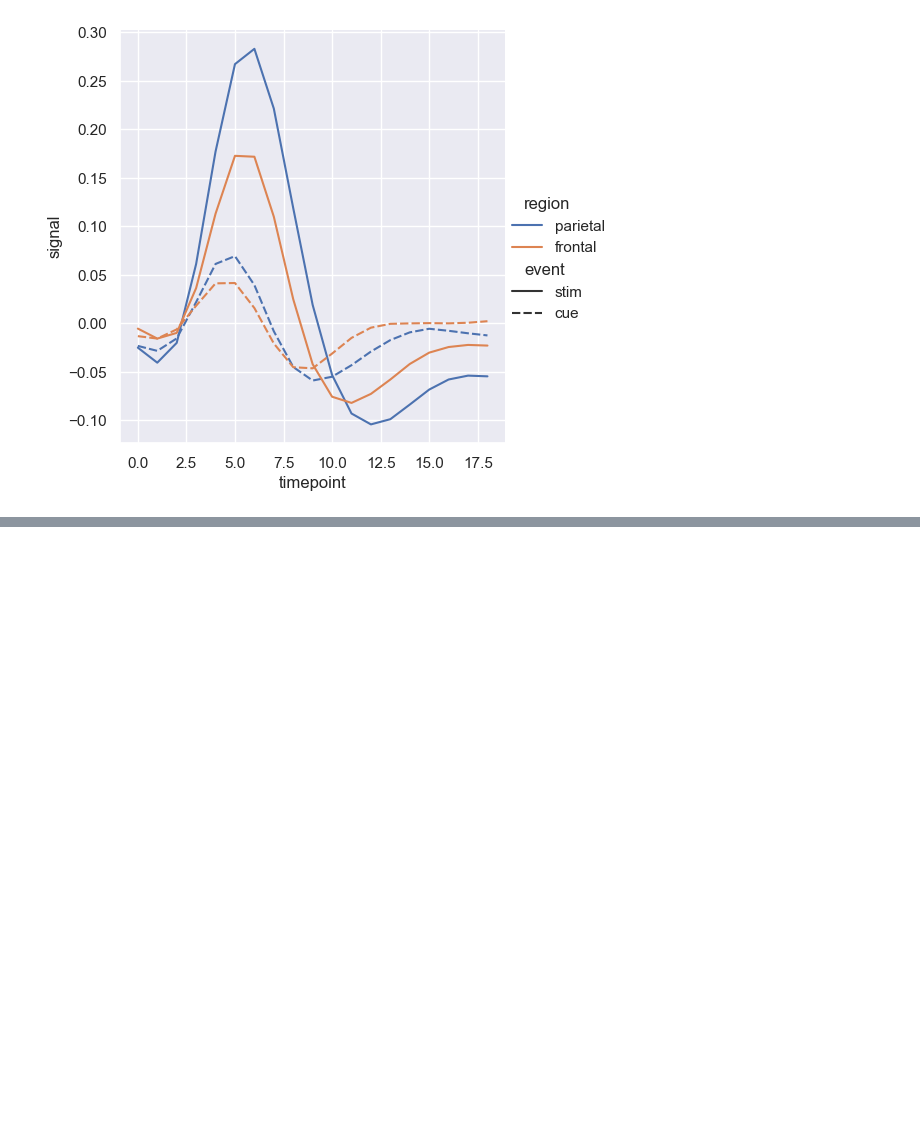
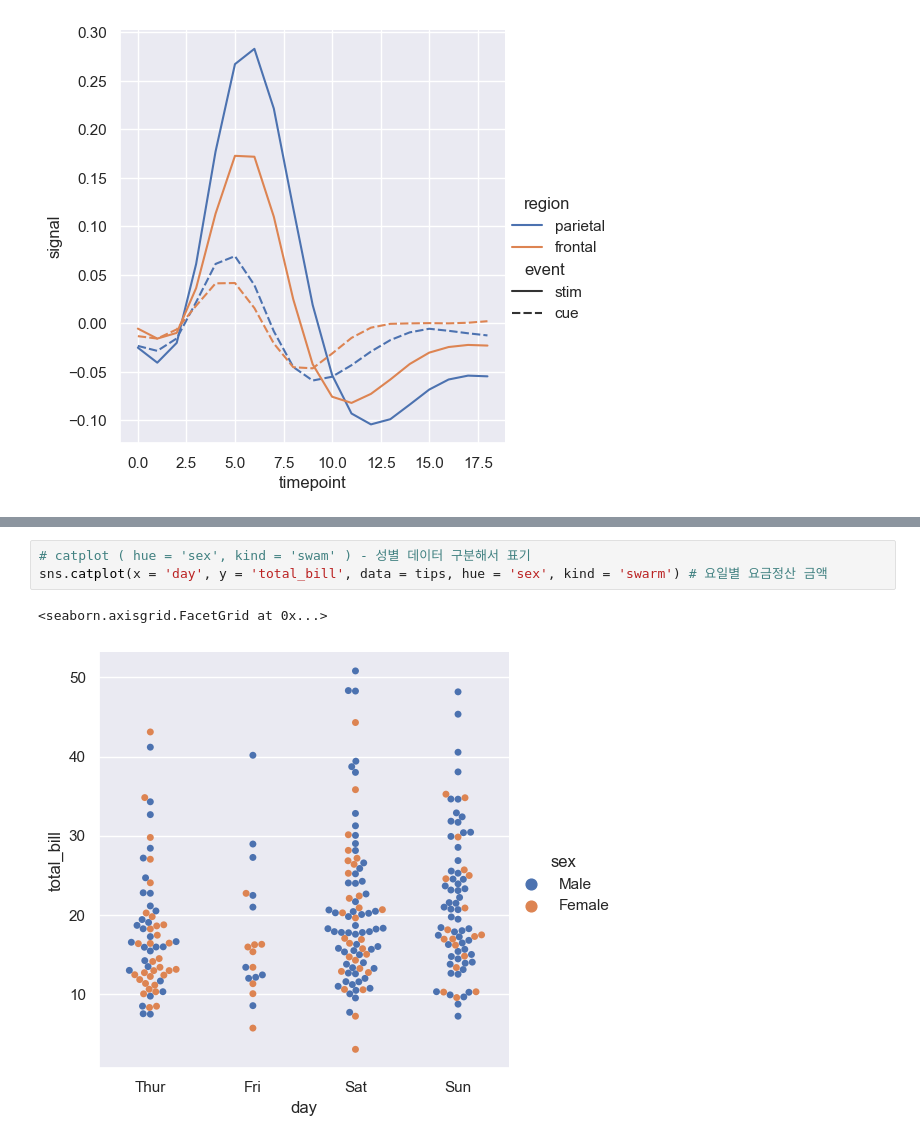
Before and after one commit to HyeongSeok-Park/Seaborn_Study, a Jupyter notebook: Seaborn_Study_01.ipynb, the cells around one changed output, grey strips where cells are left out. Saved outputs shown, nothing was run; the diff lists cells and outputs as text; blank space fills up the shorter version.

```diff
--- a/Seaborn_Study_01.ipynb
+++ b/Seaborn_Study_01.ipynb
@@ -168,0 +193,6 @@ sns.relplot(x = 'timepoint', y = 'signal', kind = 'line', data = fmri, hue = 're
+# %%
+# catplot ( hue = 'sex', kind = 'swam' ) - 성별 데이터 구분해서 표기
+sns.catplot(x = 'day', y = 'total_bill', data = tips, hue = 'sex', kind = 'swarm') # 요일별 요금정산 금액
+# %% [output]
+<seaborn.axisgrid.FacetGrid at 0x...>
+[figure, added]
```
Also changed, not shown: parts of 18 cells of this notebook.
